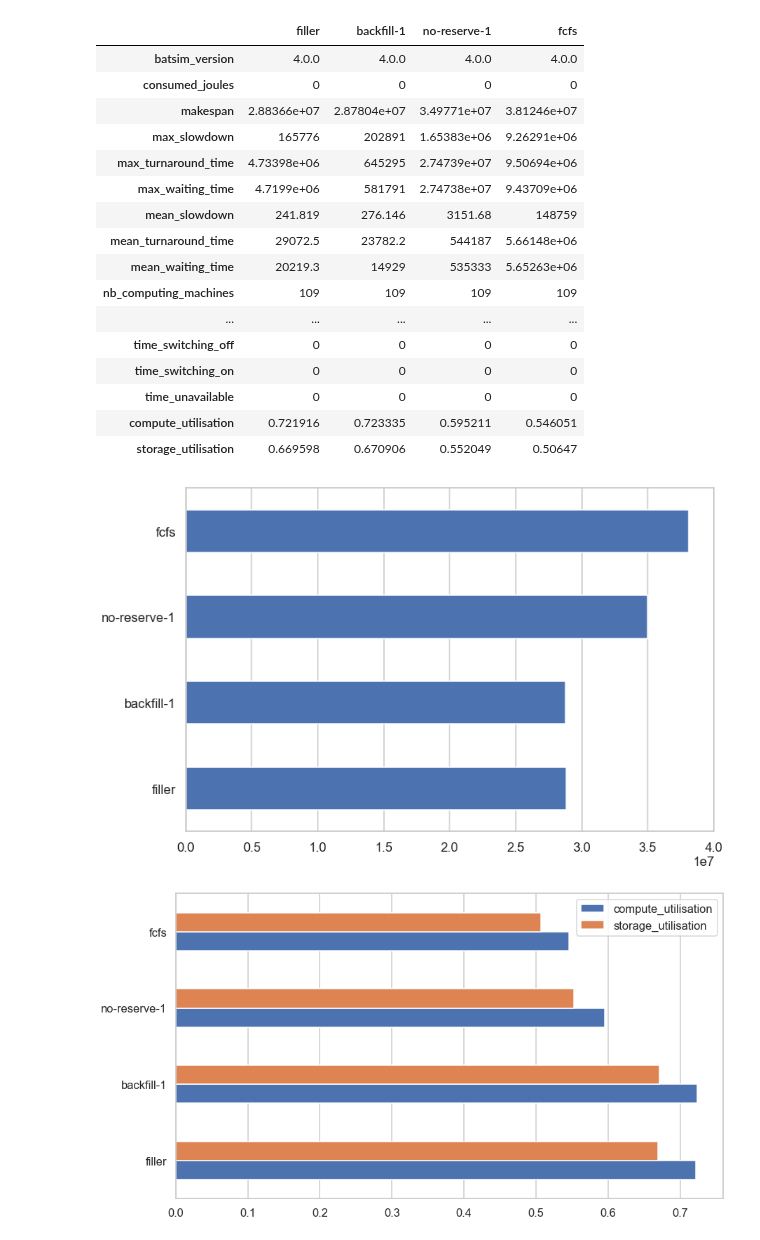
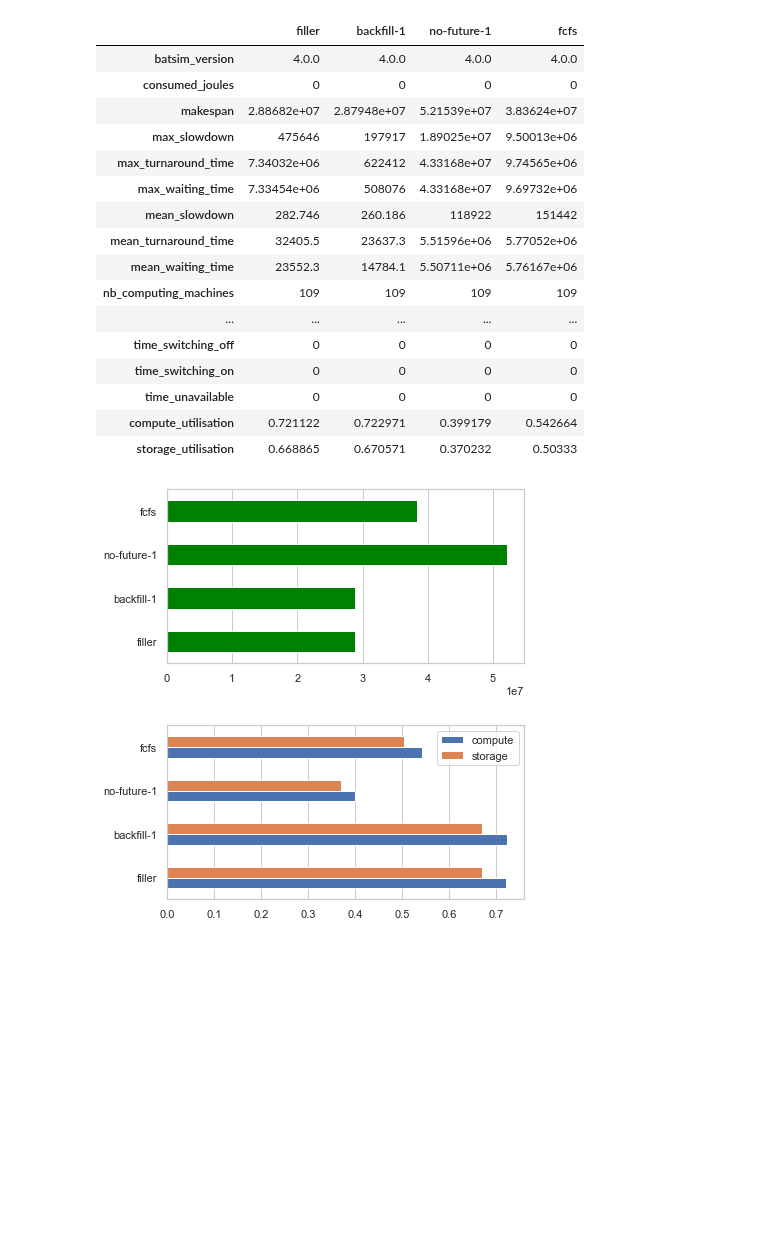
Before and after one commit to jankopanski/Burst-Buffer-Scheduling, a Jupyter notebook: analysis/ScheduleComparison-AllocOnly.ipynb, the cells around one changed output. Drawn from its saved outputs; the diff is of its cells as text; code cells hidden in the pictures; blank space fills up the shorter version.

Commit message:
Intermediate chart generation state

```diff
--- a/analysis/ScheduleComparison-AllocOnly.ipynb
+++ b/analysis/ScheduleComparison-AllocOnly.ipynb
@@ -14,9 +15,9 @@ from evalys import visu
 from evalys.jobset import JobSet
 # %%
-input_location = 'KTH-alloc-only'
+input_location = 'KTH-alloc-only-filter'
 files_prefix = ''
 # schedule_names = ['filler', 'balance-largest-1', 'balance-smallest-1', 'balance-ratio-1', 'backfill-1', 'no-reserve-1', 'fcfs']
-schedule_names = ['filler', 'backfill-1', 'no-reserve-1', 'fcfs']
+schedule_names = ['filler', 'backfill-1', 'no-future-1', 'fcfs']
 # %%
 schedule_files = []
 jobs_files = []
@@ -75,8 +76,8 @@ for file in jobs_files:
 # %%
 metrics.index.rename(None, inplace=True)
 metrics = metrics.reindex(schedule_names)
-sns.set_theme(context='talk', style='whitegrid')
-# sns.set_theme(style='whitegrid')
+# sns.set_theme(context='talk', style='whitegrid')
+sns.set_theme(style='whitegrid')
 # %%
 def calculate_compute_utilisation(schedule):
     compute_time = jobsets[schedule].df[['execution_time', 'requested_number_of_resources']].apply(lambda row: row.execution_time * row.requested_number_of_resources, axis=1).sum()
@@ -97,30 +113,35 @@ metrics['storage_utilisation'] = pd.Series({schedule: calculate_storage_utilisat
 # %%
 metrics.T
 # %% [output]
-|  | filler | backfill-1 | no-reserve-1 | fcfs |
+|  | filler | backfill-1 | no-future-1 | fcfs |
 | batsim_version | 4.0.0 | 4.0.0 | 4.0.0 | 4.0.0 |
 | consumed_joules | 0 | 0 | 0 | 0 |
-| makespan | 2.88366e+07 | 2.87804e+07 | 3.49771e+07 | 3.81246e+07 |
-| max_slowdown | 165776 | 202891 | 1.65383e+06 | 9.26291e+06 |
-| max_turnaround_time | 4.73398e+06 | 645295 | 2.74739e+07 | 9.50694e+06 |
-| max_waiting_time | 4.7199e+06 | 581791 | 2.74738e+07 | 9.43709e+06 |
-| mean_slowdown | 241.819 | 276.146 | 3151.68 | 148759 |
-| mean_turnaround_time | 29072.5 | 23782.2 | 544187 | 5.66148e+06 |
-| mean_waiting_time | 20219.3 | 14929 | 535333 | 5.65263e+06 |
+| makespan | 2.88682e+07 | 2.87948e+07 | 5.21539e+07 | 3.83624e+07 |
+| max_slowdown | 475646 | 197917 | 1.89025e+07 | 9.50013e+06 |
+| max_turnaround_time | 7.34032e+06 | 622412 | 4.33168e+07 | 9.74565e+06 |
+| max_waiting_time | 7.33454e+06 | 508076 | 4.33168e+07 | 9.69732e+06 |
+| mean_slowdown | 282.746 | 260.186 | 118922 | 151442 |
+| mean_turnaround_time | 32405.5 | 23637.3 | 5.51596e+06 | 5.77052e+06 |
+| mean_waiting_time | 23552.3 | 14784.1 | 5.50711e+06 | 5.76167e+06 |
 | nb_computing_machines | 109 | 109 | 109 | 109 |
 | ... | ... | ... | ... | ... |
 | time_switching_off | 0 | 0 | 0 | 0 |
 | time_switching_on | 0 | 0 | 0 | 0 |
 | time_unavailable | 0 | 0 | 0 | 0 |
-| compute_utilisation | 0.721916 | 0.723335 | 0.595211 | 0.546051 |
-| storage_utilisation | 0.669598 | 0.670906 | 0.552049 | 0.50647 |
+| compute_utilisation | 0.721122 | 0.722971 | 0.399179 | 0.542664 |
+| storage_utilisation | 0.668865 | 0.670571 | 0.370232 | 0.50333 |
 # %%
-ax = metrics['makespan'].plot.barh(figsize=(12, 8))
+# ax = metrics['makespan'].plot.barh(figsize=(12, 8))
+ax = metrics['makespan'].plot.barh(color='green', figsize=(6.4,3.2))
 ax.grid(axis='y')
+plt.savefig('../../images/results/reservation_alloc-only_makespan.pdf', bbox_inches='tight')
 # %% [output]
-[figure, old version]
+[figure, new version]
 # %%
-ax = metrics[['compute_utilisation', 'storage_utilisation']].plot.barh(figsize=(14, 8))
+# ax = metrics[['compute_utilisation', 'storage_utilisation']].plot.barh(figsize=(14, 8))
+ax = metrics[['compute_utilisation', 'storage_utilisation']].plot.barh(figsize=(6.4,3.2))
+ax.legend(['compute', 'storage'])
 ax.grid(axis='y')
+plt.savefig('../../images/results/reservation_alloc-only_utilisation.pdf', bbox_inches='tight')
 # %% [output]
-[figure, old version]
+[figure, new version]
```
Also changed, not shown: parts of 38 cells of this notebook, 2 other files.
